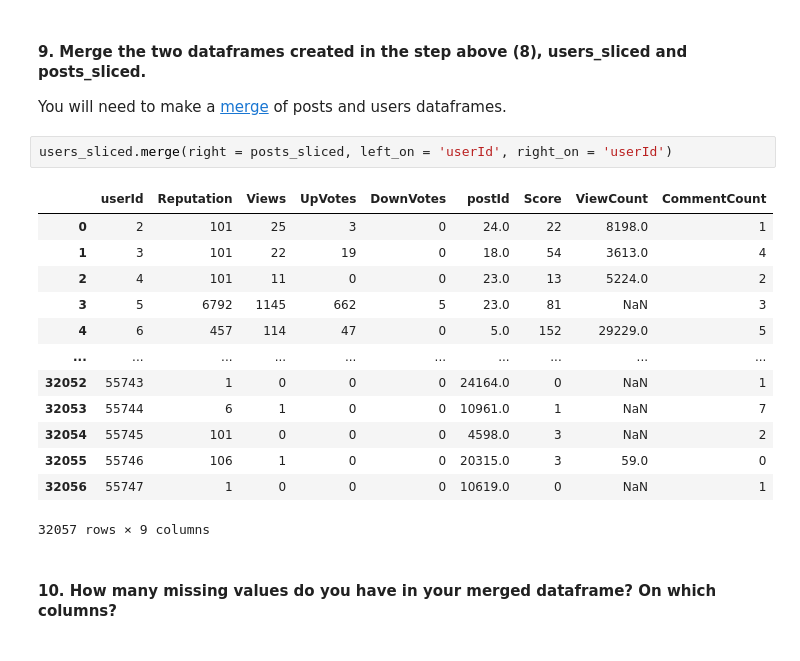
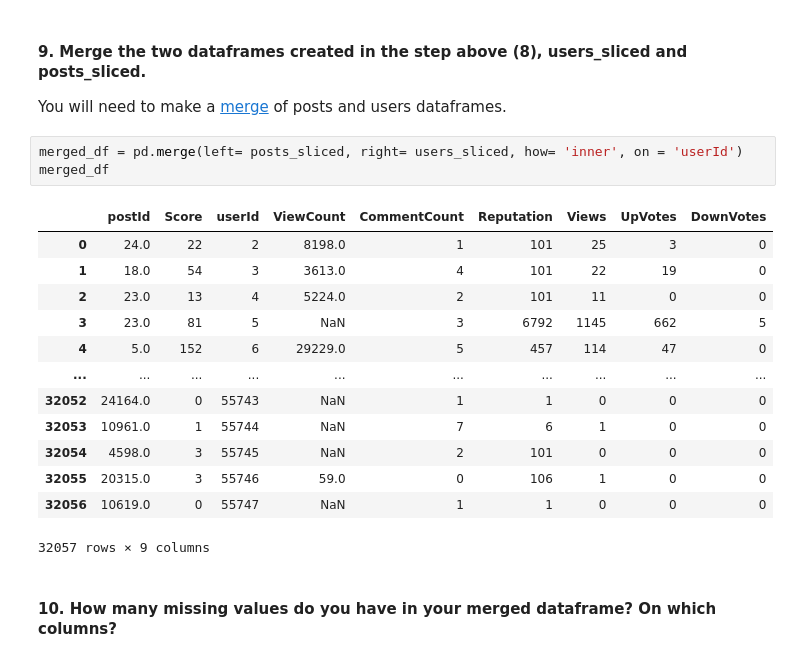
Before and after one commit to ta-data-bcn/lab-data-cleaning, a Jupyter notebook: your-code/main.ipynb, the cells around one changed output. Drawn from its saved outputs; the diff is of its cells as text.

```diff
--- a/your-code/main.ipynb
+++ b/your-code/main.ipynb
@@ -87,21 +87,22 @@ posts_sliced
 # %% [markdown]
 #### 9. Merge the two dataframes created in the step above (8), users_sliced and posts_sliced.
 You will need to make a [merge](https://pandas.pydata.org/pandas-docs/stable/generated/pandas.DataFrame.merge.html) of posts and users dataframes.
-# %%
-users_sliced.merge(right = posts_sliced, left_on = 'userId', right_on = 'userId')
-# %% [output]
-|  | userId | Reputation | Views | UpVotes | DownVotes | postId | Score | ViewCount | CommentCount |
-| 0 | 2 | 101 | 25 | 3 | 0 | 24.0 | 22 | 8198.0 | 1 |
-| 1 | 3 | 101 | 22 | 19 | 0 | 18.0 | 54 | 3613.0 | 4 |
-| 2 | 4 | 101 | 11 | 0 | 0 | 23.0 | 13 | 5224.0 | 2 |
-| 3 | 5 | 6792 | 1145 | 662 | 5 | 23.0 | 81 | NaN | 3 |
-| 4 | 6 | 457 | 114 | 47 | 0 | 5.0 | 152 | 29229.0 | 5 |
-| ... | ... | ... | ... | ... | ... | ... | ... | ... | ... |
-| 32052 | 55743 | 1 | 0 | 0 | 0 | 24164.0 | 0 | NaN | 1 |
-| 32053 | 55744 | 6 | 1 | 0 | 0 | 10961.0 | 1 | NaN | 7 |
-| 32054 | 55745 | 101 | 0 | 0 | 0 | 4598.0 | 3 | NaN | 2 |
-| 32055 | 55746 | 106 | 1 | 0 | 0 | 20315.0 | 3 | 59.0 | 0 |
-| 32056 | 55747 | 1 | 0 | 0 | 0 | 10619.0 | 0 | NaN | 1 |
-32057 rows × 9 columns
+# %%
+merged_df = pd.merge(left= posts_sliced, right= users_sliced, how= 'inner', on = 'userId')
+merged_df
+# %% [output]
+|  | postId | Score | userId | ViewCount | CommentCount | Reputation | Views | UpVotes | DownVotes |
+| 0 | 24.0 | 22 | 2 | 8198.0 | 1 | 101 | 25 | 3 | 0 |
+| 1 | 18.0 | 54 | 3 | 3613.0 | 4 | 101 | 22 | 19 | 0 |
+| 2 | 23.0 | 13 | 4 | 5224.0 | 2 | 101 | 11 | 0 | 0 |
+| 3 | 23.0 | 81 | 5 | NaN | 3 | 6792 | 1145 | 662 | 5 |
+| 4 | 5.0 | 152 | 6 | 29229.0 | 5 | 457 | 114 | 47 | 0 |
+| ... | ... | ... | ... | ... | ... | ... | ... | ... | ... |
+| 32052 | 24164.0 | 0 | 55743 | NaN | 1 | 1 | 0 | 0 | 0 |
+| 32053 | 10961.0 | 1 | 55744 | NaN | 7 | 6 | 1 | 0 | 0 |
+| 32054 | 4598.0 | 3 | 55745 | NaN | 2 | 101 | 0 | 0 | 0 |
+| 32055 | 20315.0 | 3 | 55746 | 59.0 | 0 | 106 | 1 | 0 | 0 |
+| 32056 | 10619.0 | 0 | 55747 | NaN | 1 | 1 | 0 | 0 | 0 |
+32057 rows × 9 columns
 # %% [markdown]
 #### 10. How many missing values do you have in your merged dataframe? On which columns?
```
Also changed, not shown: parts of 5 cells of this notebook.
